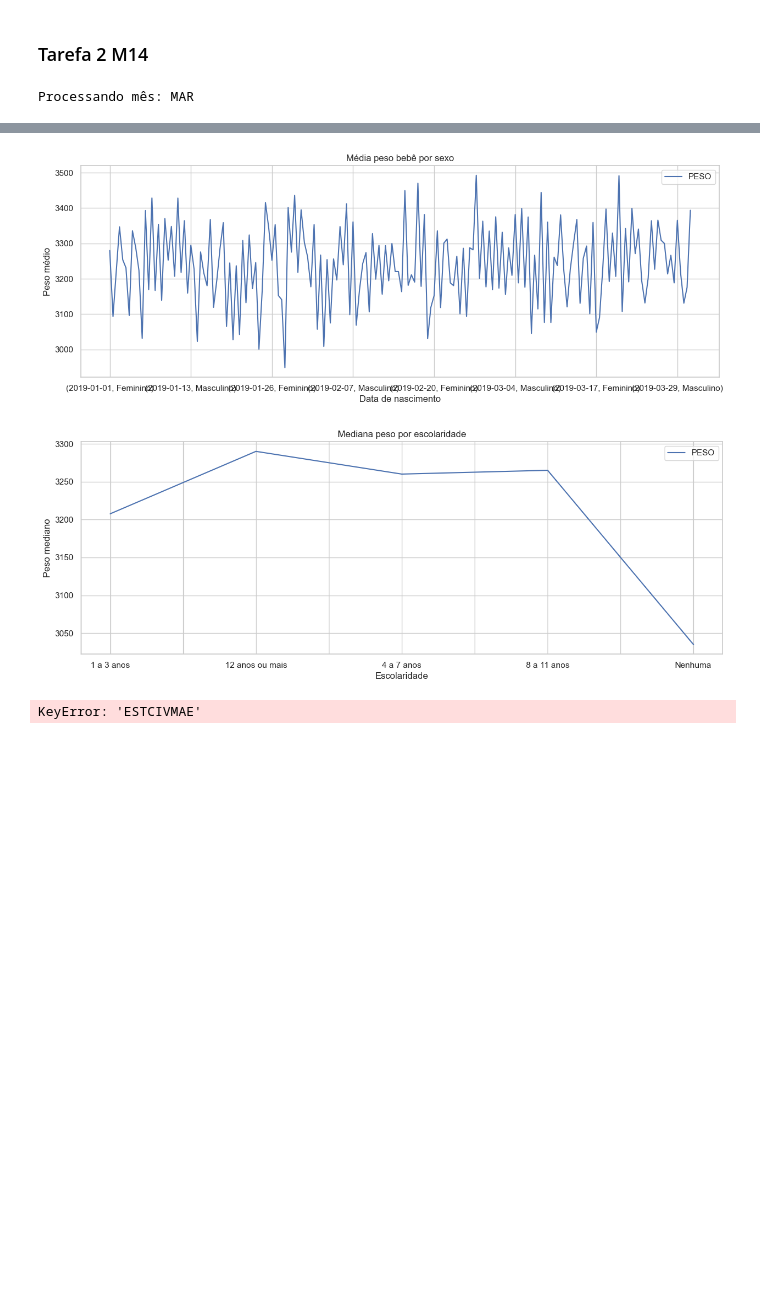
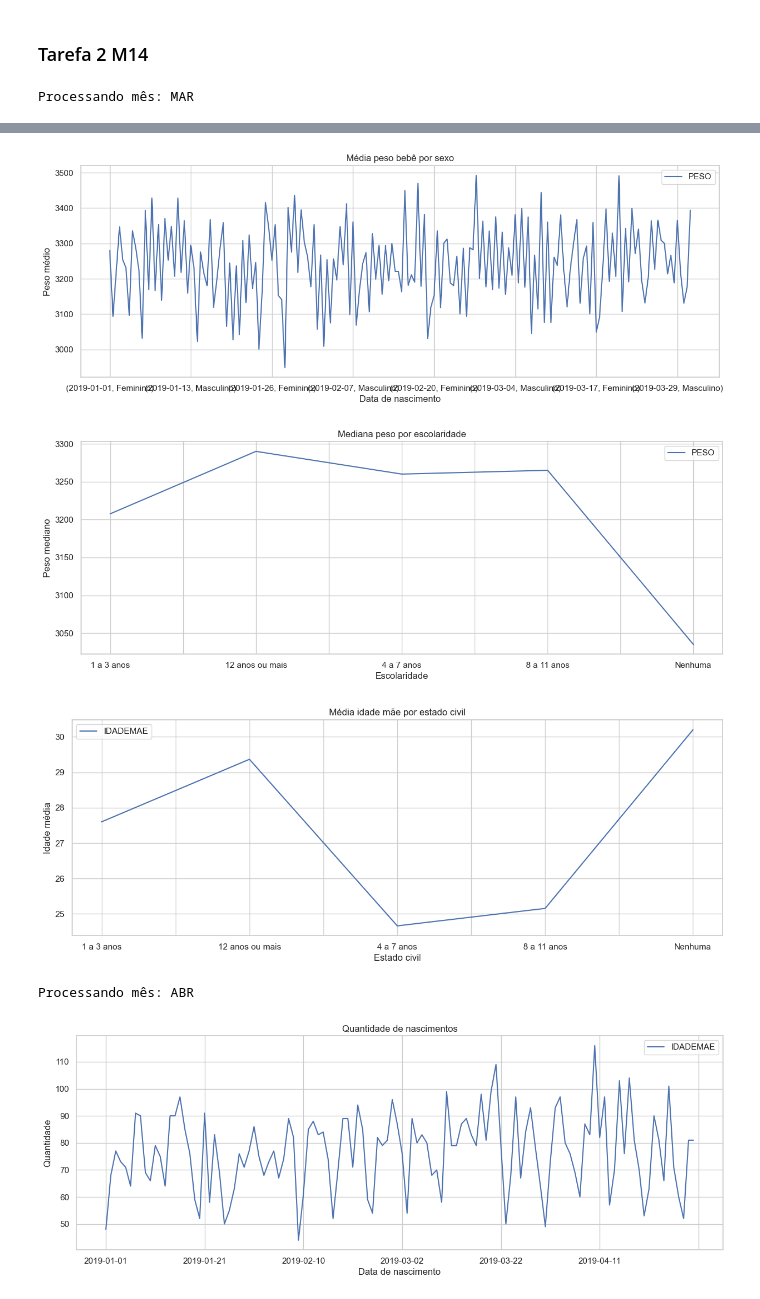
Before and after one commit to MariaFernanda94/projeto01, a Jupyter notebook: M14 Tarefa 2.ipynb, the cells around one changed output, grey strips where cells are left out. Cells and saved outputs as stored; diff of their text form; code cells hidden in the pictures; blank space fills up the shorter version.

```diff
--- a/M14 Tarefa 2.ipynb
+++ b/M14 Tarefa 2.ipynb
@@ -22,31 +22,33 @@ def plota_pivot_table(df, value, index, func, title, ylabel, xlabel, target_dir)
 # %%
 # Lista de meses solicitada na tarefa
 meses = ['MAR', 'ABR', 'MAI', 'JUN', 'DEZ']
 
 for mes in meses:
     arquivo = f'SINASC_RO_2019_{mes}.csv'
 
     if os.path.exists(arquivo):
         print(f"Processando mês: {mes}")
         sinasc = pd.read_csv(arquivo)
 
         # Identifica a data máxima para nomear a pasta
         data_maxima = sinasc.DTNASC.max()
         diretorio_saida = f'./output/{data_maxima}'
 
         # Gera os 5 gráficos solicitados
         plota_pivot_table(sinasc, 'IDADEMAE', 'DTNASC', 'count', 'Quantidade de nascimentos', 'Quantidade', 'Data de nascimento', diretorio_saida)
         plota_pivot_table(sinasc, 'IDADEMAE', ['DTNASC', 'SEXO'], 'mean', 'Média idade mãe por sexo', 'Idade média', 'Data de nascimento', diretorio_saida)
         plota_pivot_table(sinasc, 'PESO', ['DTNASC', 'SEXO'], 'mean', 'Média peso bebê por sexo', 'Peso médio', 'Data de nascimento', diretorio_saida)
         plota_pivot_table(sinasc, 'PESO', 'ESCMAE', 'median', 'Mediana peso por escolaridade', 'Peso mediano', 'Escolaridade', diretorio_saida)
-        plota_pivot_table(sinasc, 'IDADEMAE', 'ESTCIVMAE', 'mean', 'Média idade mãe por estado civil', 'Idade média', 'Estado civil', diretorio_saida)
+        plota_pivot_table(sinasc, 'IDADEMAE', 'ESCMAE', 'mean', 'Média idade mãe por estado civil', 'Idade média', 'Estado civil', diretorio_saida)
 
     else:
         print(f"Arquivo {arquivo} não encontrado na pasta atual.")
 # %% [output]
 Processando mês: MAR
 [figure]
 [figure]
 [figure]
 [figure]
+[figure, added]
-KeyError: 'ESTCIVMAE'
+Processando mês: ABR
+[figure, added]
```
Also changed, not shown: parts of 1 cell of this notebook.
